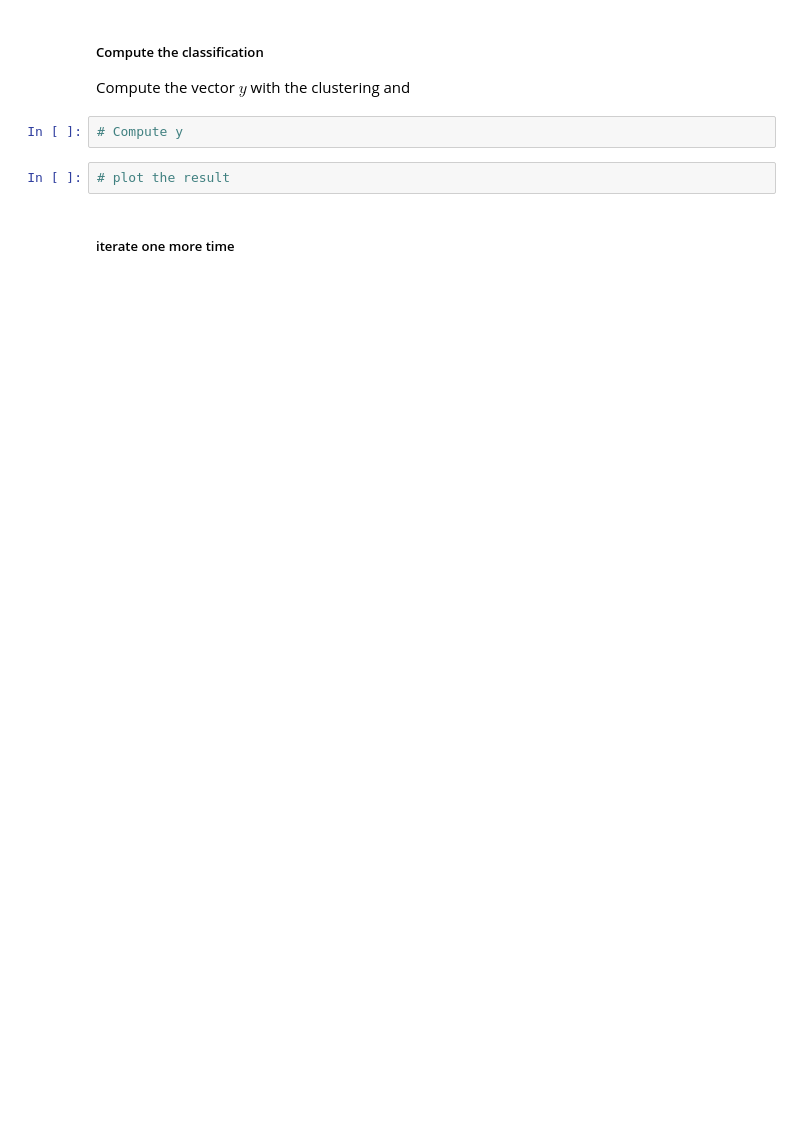
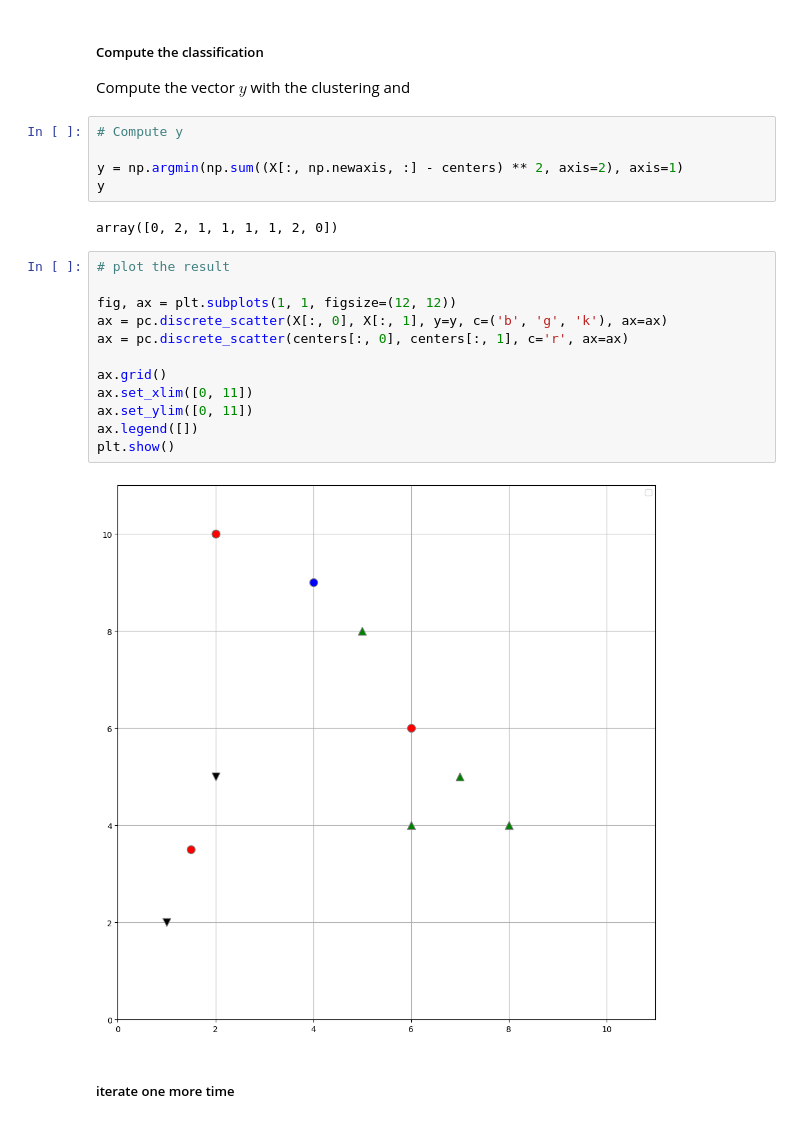
Before and after one commit to thibault-chausson/AI53-PS, a Jupyter notebook: TD2_Serge/TD - 2023 - Clustering.ipynb, the cells around one changed output. Cells and saved outputs as stored; diff of their text form; blank space fills up the shorter version.

```diff
--- a/TD2_Serge/TD - 2023 - Clustering.ipynb
+++ b/TD2_Serge/TD - 2023 - Clustering.ipynb
@@ -85,8 +117,25 @@ plt.show()
 Compute the vector $y$ with the clustering and
 # %%
 # Compute y
+
+y = np.argmin(np.sum((X[:, np.newaxis, :] - centers) ** 2, axis=2), axis=1)
+y
+# %% [output]
+array([0, 2, 1, 1, 1, 1, 2, 0])
 # %%
 # plot the result
+
+fig, ax = plt.subplots(1, 1, figsize=(12, 12))
+ax = pc.discrete_scatter(X[:, 0], X[:, 1], y=y, c=('b', 'g', 'k'), ax=ax)
+ax = pc.discrete_scatter(centers[:, 0], centers[:, 1], c='r', ax=ax)
+
+ax.grid()
+ax.set_xlim([0, 11])
+ax.set_ylim([0, 11])
+ax.legend([])
+plt.show()
+# %% [output]
+[figure, added]
 # %% [markdown]
 ##### iterate one more time
 # %% [markdown]
```
Also changed, not shown: parts of 34 cells of this notebook, 1 other file.
